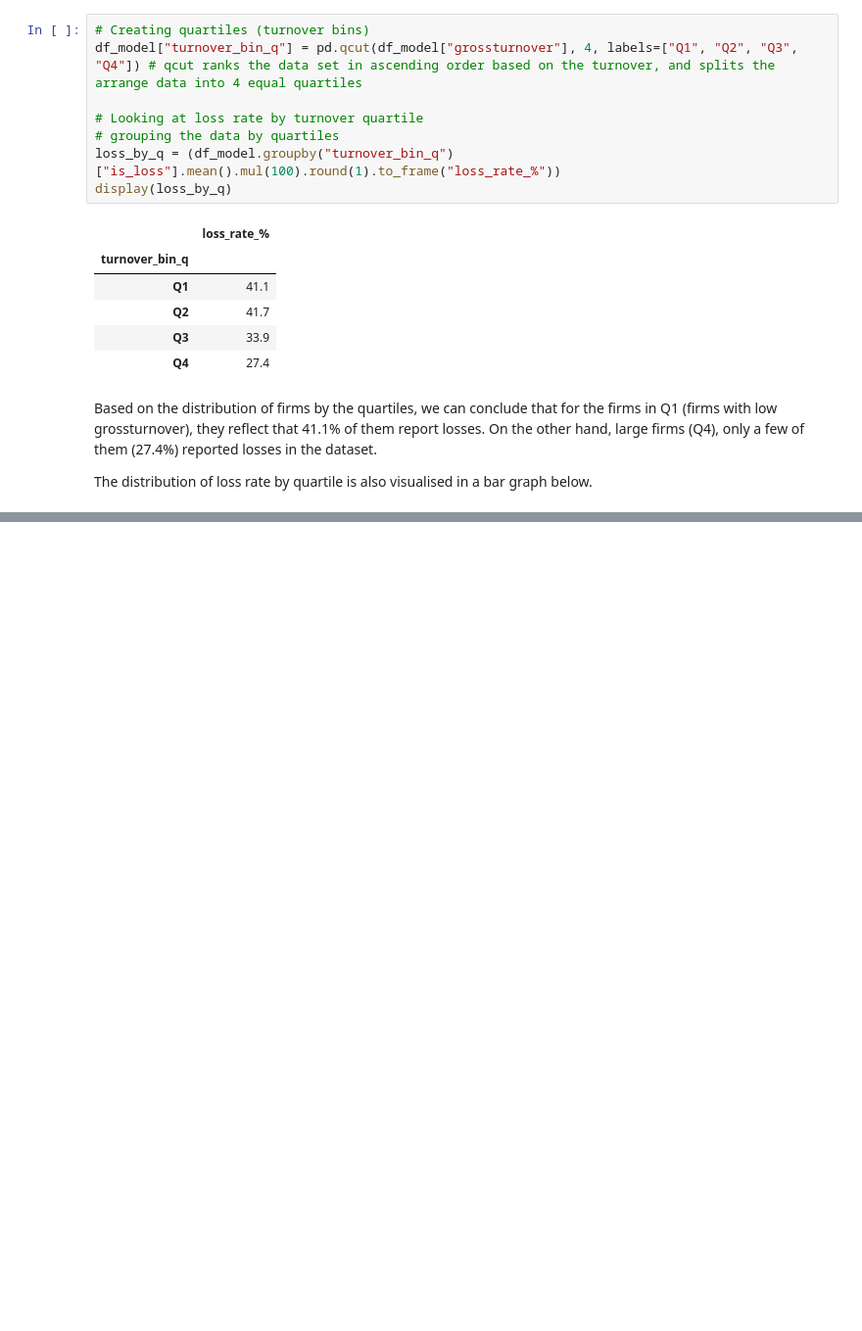
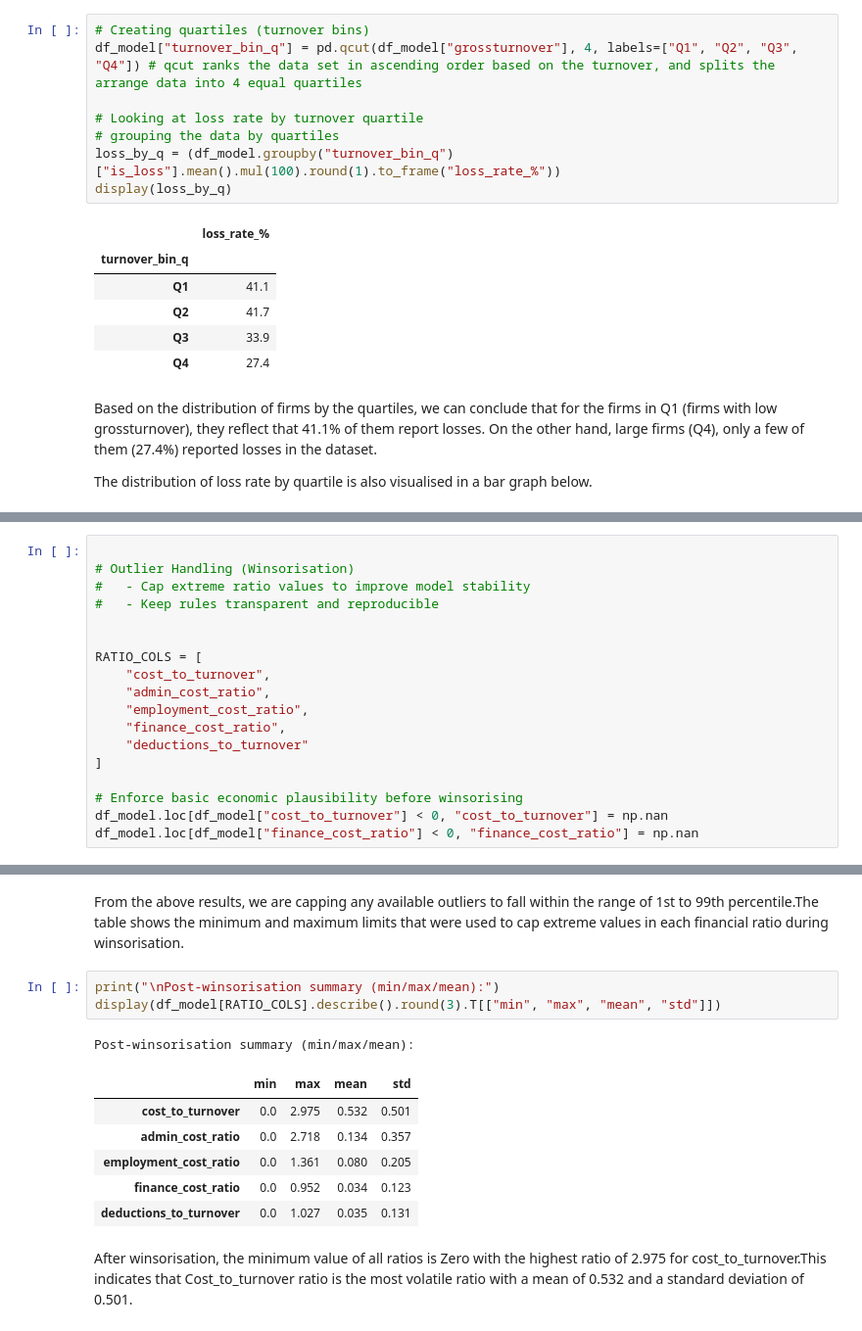
Before and after one commit to Ndunguuu01/Tax-Compliance-Prediction-Radar, a Jupyter notebook: CIT_Loss_Prediction-NoteBook.ipynb, the cells around one changed output, grey strips where cells are left out. Shown at 98% size. Cells and saved outputs as stored; diff of their text form; blank space fills up the shorter version.

```diff
--- a/CIT_Loss_Prediction-NoteBook.ipynb
+++ b/CIT_Loss_Prediction-NoteBook.ipynb
@@ -442,0 +451,18 @@ We capped all ratio variables at the 1st and 99th percentiles. We also applied b
+# %%
+
+# Outlier Handling (Winsorisation)
+#   - Cap extreme ratio values to improve model stability
+#   - Keep rules transparent and reproducible
+
+
+RATIO_COLS = [
+    "cost_to_turnover",
+    "admin_cost_ratio",
+    "employment_cost_ratio",
+    "finance_cost_ratio",
+    "deductions_to_turnover"
+]
+
+# Enforce basic economic plausibility before winsorising
+df_model.loc[df_model["cost_to_turnover"] < 0, "cost_to_turnover"] = np.nan
+df_model.loc[df_model["finance_cost_ratio"] < 0, "finance_cost_ratio"] = np.nan
@@ -442,0 +487,15 @@ We capped all ratio variables at the 1st and 99th percentiles. We also applied b
+# %% [markdown]
+From the above results, we are capping any available outliers to fall within the range of 1st to 99th percentile.The table shows the minimum and maximum limits that were used to cap extreme values in each financial ratio during winsorisation.
+# %%
+print("\nPost-winsorisation summary (min/max/mean):")
+display(df_model[RATIO_COLS].describe().round(3).T[["min", "max", "mean", "std"]])
+# %% [output]
+Post-winsorisation summary (min/max/mean):
+|  | min | max | mean | std |
+| cost_to_turnover | 0.0 | 2.975 | 0.532 | 0.501 |
+| admin_cost_ratio | 0.0 | 2.718 | 0.134 | 0.357 |
+| employment_cost_ratio | 0.0 | 1.361 | 0.080 | 0.205 |
+| finance_cost_ratio | 0.0 | 0.952 | 0.034 | 0.123 |
+| deductions_to_turnover | 0.0 | 1.027 | 0.035 | 0.131 |
+# %% [markdown]
+After winsorisation, the minimum value of all ratios is Zero with the highest ratio of 2.975 for cost_to_turnover.This indicates that Cost_to_turnover ratio is the most volatile ratio with a mean of 0.532 and a standard deviation of 0.501.
```
Also changed, not shown: parts of 19 cells of this notebook.
